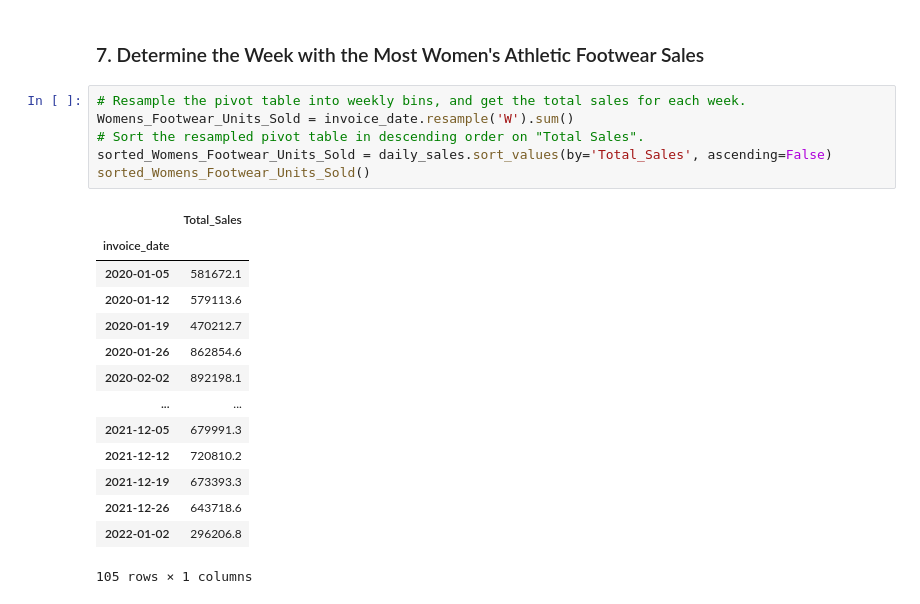
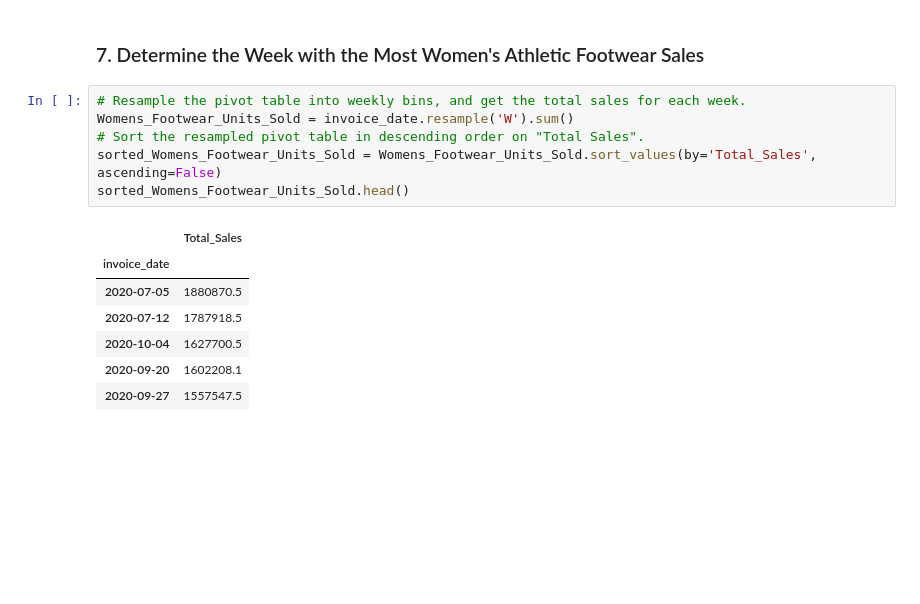
Before and after one commit to hsingh8015/athletic_sales_analysis, a Jupyter notebook: athletic_sales_analysis.ipynb, the cells around one changed output. Drawn from its saved outputs; the diff is of its cells as text; blank space fills up the shorter version.

```diff
--- a/athletic_sales_analysis.ipynb
+++ b/athletic_sales_analysis.ipynb
@@ -364,21 +364,14 @@ sorted_daily_sales.head()
 # %%
 # Resample the pivot table into weekly bins, and get the total sales for each week.
 Womens_Footwear_Units_Sold = invoice_date.resample('W').sum()
 # Sort the resampled pivot table in descending order on "Total Sales".
-sorted_Womens_Footwear_Units_Sold = daily_sales.sort_values(by='Total_Sales', ascending=False)
-sorted_Womens_Footwear_Units_Sold()
+sorted_Womens_Footwear_Units_Sold = Womens_Footwear_Units_Sold.sort_values(by='Total_Sales', ascending=False)
+sorted_Womens_Footwear_Units_Sold.head()
 # %% [output]
 |  | Total_Sales |
 | invoice_date |  |
-| 2020-01-05 | 581672.1 |
-| 2020-01-12 | 579113.6 |
-| 2020-01-19 | 470212.7 |
-| 2020-01-26 | 862854.6 |
-| 2020-02-02 | 892198.1 |
-| ... | ... |
-| 2021-12-05 | 679991.3 |
-| 2021-12-12 | 720810.2 |
-| 2021-12-19 | 673393.3 |
-| 2021-12-26 | 643718.6 |
-| 2022-01-02 | 296206.8 |
+| 2020-07-05 | 1880870.5 |
+| 2020-07-12 | 1787918.5 |
+| 2020-10-04 | 1627700.5 |
+| 2020-09-20 | 1602208.1 |
+| 2020-09-27 | 1557547.5 |
-105 rows × 1 columns
```
